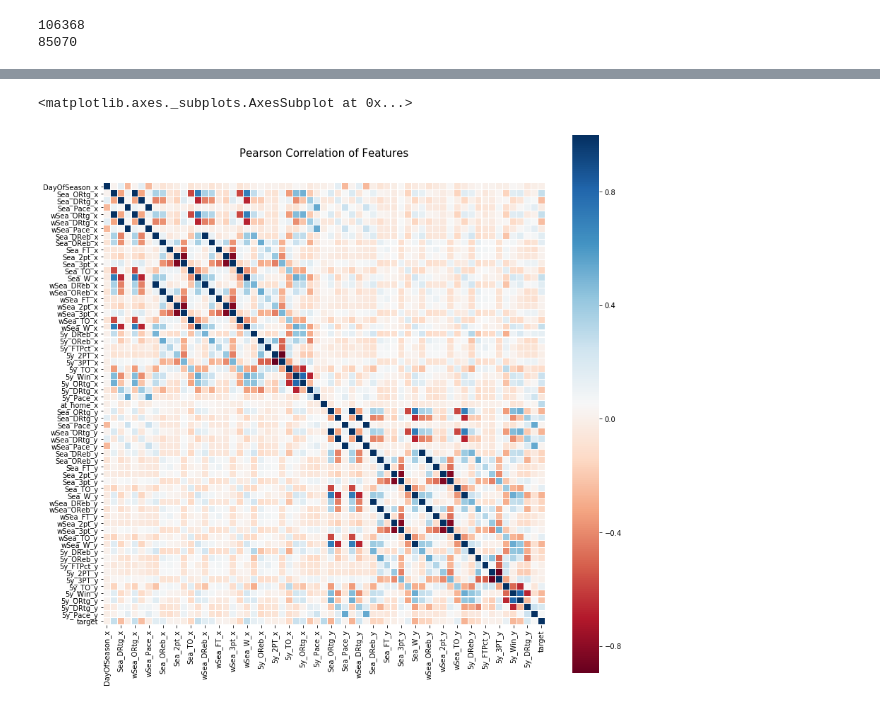
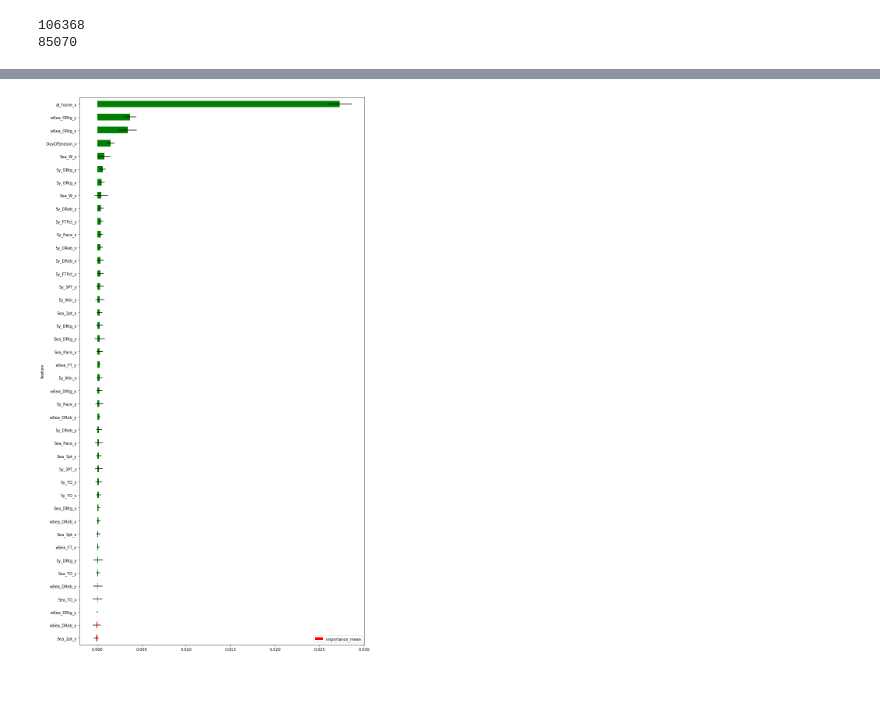
Before and after one commit to ACassells/cbb-model, a Jupyter notebook: Model.ipynb, the cells around one changed output, grey strips where cells are left out. Drawn from its saved outputs; the diff is of its cells as text; code cells hidden in the pictures.

```diff
--- a/Model.ipynb
+++ b/Model.ipynb
@@ -33 +45,7 @@ with pd.option_context('mode.use_inf_as_na', True):
+# %%
+scaler = StandardScaler()
+cat = []
+num = [i for i in list(df)]
+
+df[num] = scaler.fit_transform(df[num])
 # %%
@@ -46,0 +57,21 @@ X[num] = scaler.fit_transform(X[num])
+# %%
+from lofo import LOFOImportance, Dataset, plot_importance
+
+# extract a sample of the data
+sample_df = df.sample(frac=1, random_state=0)
+
+# define the validation scheme
+cv = KFold(n_splits=5, shuffle=False, random_state=0)
+
+dataset = Dataset(df=sample_df, target="target", features=[col for col in df.columns if col != "target"])
+# %%
+model_lgb = lgb.LGBMRegressor(objective='regression',learning_rate=0.09,importance='gain')
+
+# define the validation scheme and scorer. The default model is LightGBM
+lofo_imp = LOFOImportance(dataset, model= model_lgb, cv=cv, scoring="neg_mean_absolute_error")
+
+# get the mean and standard deviation of the importances in pandas format
+importance_df = lofo_imp.get_importance()
+
+# plot the means and standard deviations of the importances
+# plot_importance(importance_df, figsize=(12, 20))
@@ -47,12 +80,19 @@ X[num] = scaler.fit_transform(X[num])
+# %%
+figsize = (12,20)
+importance_df["color"] = (importance_df["importance_mean"] > 0).map({True: 'g', False: 'r'})
+importance_df.sort_values("importance_mean", inplace=True)
+importance_df.plot(x="feature", y="importance_mean", xerr="importance_std", kind='barh', color=importance_df["color"], figsize=figsize)
+plt.tight_layout()
+plt.savefig('./figures/lofo_importance2.png')
+# %% [output]
+[figure, added]
 # %%
-colormap = plt.cm.RdBu
-plt.figure(figsize=(14,14))
-plt.title('Pearson Correlation of Features', y=1.05, size=15)
-sns.heatmap(df.astype(float).corr(),linewidths=0.1,vmax=1.0,
-            square=True, cmap=colormap, linecolor='white', annot=False)
+
+# colormap = plt.cm.RdBu
+# plt.figure(figsize=(14,14))
+# plt.title('Pearson Correlation of Features', y=1.05, size=15)
+# sns.heatmap(df.astype(float).corr(),linewidths=0.1,vmax=1.0,
+#             square=True, cmap=colormap, linecolor='white', annot=False)
-# %% [output]
-<matplotlib.axes._subplots.AxesSubplot at 0x...>
-[figure, removed]
 # %%
 #Validation function
 n_folds = 5
```
Also changed, not shown: parts of 16 cells of this notebook.
